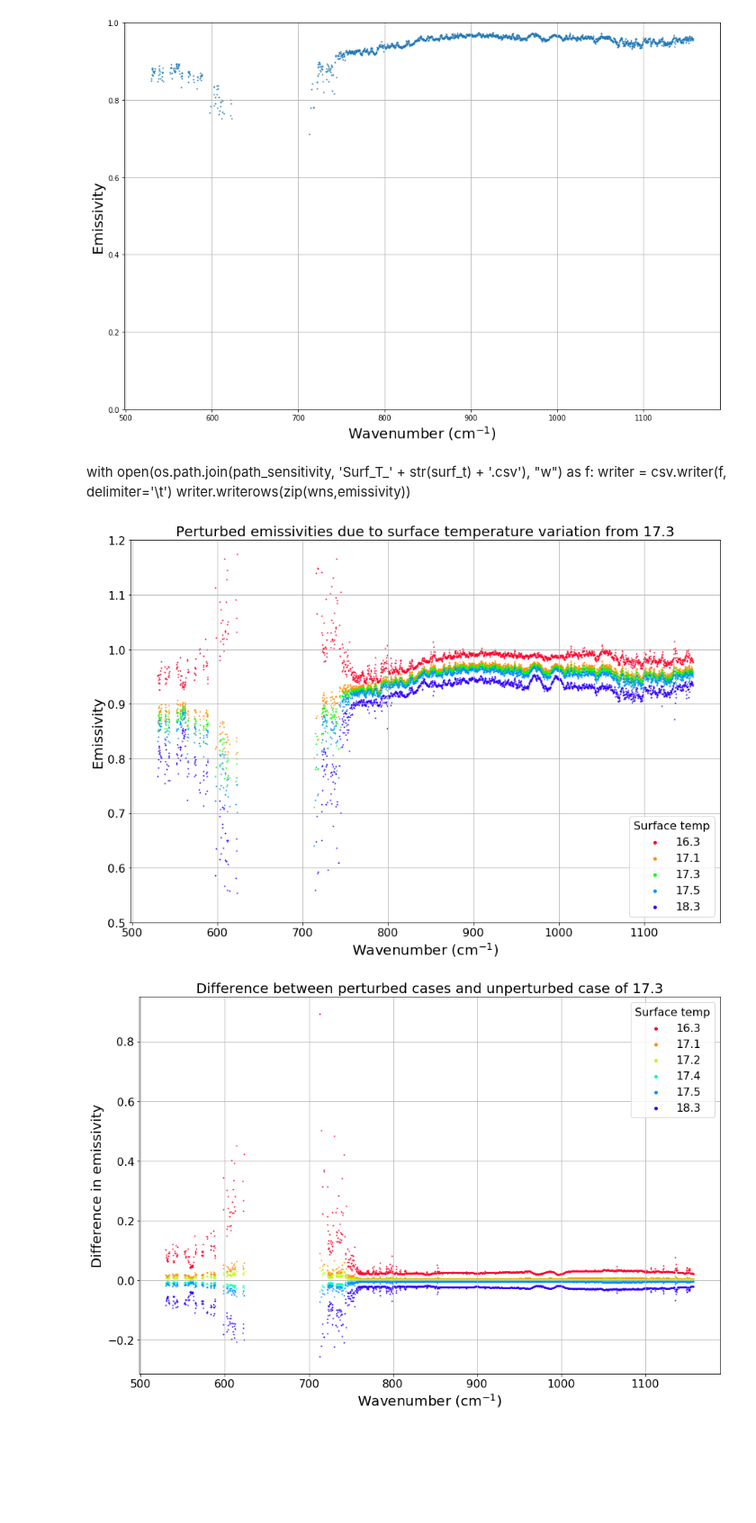
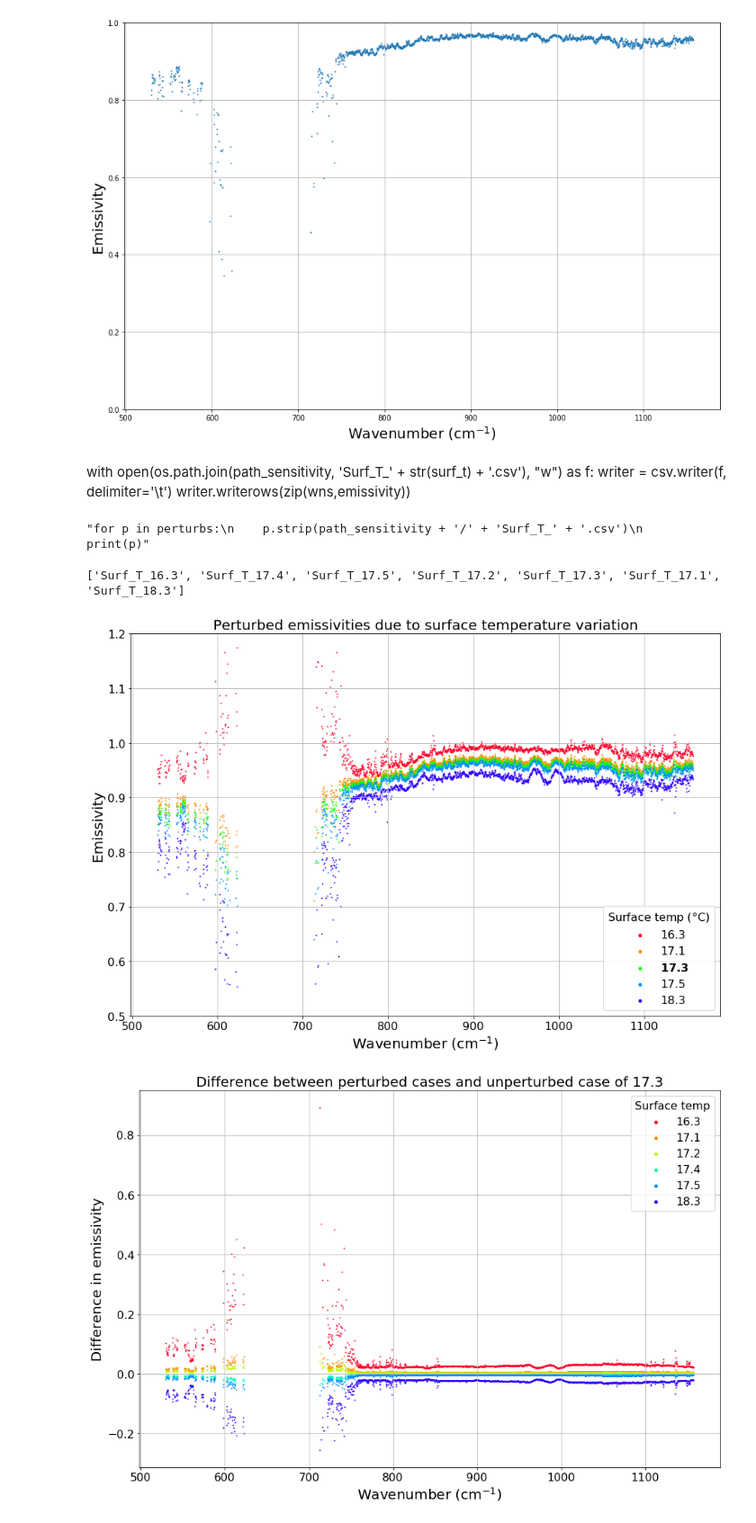
Before and after one commit to micolbedarida/MSci_Project, a Jupyter notebook: Sensitivity_Analysis_1403_Micol.ipynb, the cells around one changed output. Shown at 90% size. Drawn from its saved outputs; the diff is of its cells as text; code cells hidden in the pictures; blank space fills up the shorter version.

```diff
--- a/Sensitivity_Analysis_1403_Micol.ipynb
+++ b/Sensitivity_Analysis_1403_Micol.ipynb
@@ -167,6 +167,11 @@ for i in np.arange(trans_file.shape[0]):
     taus_rtm.append(trans_file[i][1])
 f_trans = interpolate.interp1d(tau_wn, taus_rtm)
 
+
+pert_down = 1.02 #1
+#pert_up = 1
+#pert_tau = 1
+
 downs = []
 ups = []
 taus = []
@@ -175,8 +180,9 @@ for i in range(len(wavenums_cut)):
     if f_trans(wavenums_cut[i]) >0.98:
         taus.append(f_trans(wavenums_cut[i]))
         wns.append(wavenums_cut[i])
-        downs.append(sky_rad[i])
+        downs.append(sky_rad[i] * pert_down)
         ups.append(surf_rad[i])
+
 
 BBatm = plot_planck(atm_t, wns)
 BBsurf = plot_planck(surf_t, wns)
@@ -203,43 +209,67 @@ plt.ylim([0,1])
 
 plt.grid()
 plt.show()
+
+with open(os.path.join(path_sensitivity, 'Down_' + str(pert_down) + '.csv'), "w") as f:
+    writer = csv.writer(f, delimiter='\t')
+    writer.writerows(zip(wns,emissivity))
 # %% [output]
-[figure, old version]
+[figure, new version]
 # %% [markdown]
 with open(os.path.join(path_sensitivity, 'Surf_T_' + str(surf_t) + '.csv'), "w") as f:
     writer = csv.writer(f, delimiter='\t')
     writer.writerows(zip(wns,emissivity))
 # %%
+perturbs = glob.glob(path_sensitivity + '/' + 'Surf_T_' + '*')
+
+perturbed_ts = []
+perturbed_lists = []
+for file in perturbs:
+    file_end = os.path.basename(file)
+    a.append(read_file(path_sensitivity, file_end, separator = '\t', rowstoskip=None, head=None))
+    perturbed_ts.append(file_end.strip('.csv'))
+
+"""
 a1 = read_file(path_sensitivity, 'Surf_T_17.1.csv', separator='\t', rowstoskip=None, head=None)
 a2 = read_file(path_sensitivity, 'Surf_T_17.2.csv', separator='\t', rowstoskip=None, head=None)
 a3 = read_file(path_sensitivity, 'Surf_T_17.3.csv', separator='\t', rowstoskip=None, head=None)
 a4 = read_file(path_sensitivity, 'Surf_T_17.4.csv', separator='\t', rowstoskip=None, head=None)
 a5 = read_file(path_sensitivity, 'Surf_T_17.5.csv', separator='\t', rowstoskip=None, head=None)
 a18 = read_file(path_sensitivity, 'Surf_T_18.3.csv', separator='\t', rowstoskip=None, head=None)
-a16 = read_file(path_sensitivity, 'Surf_T_16.3.csv', separator='\t', rowstoskip=None, head=None)
+a16 = read_file(path_sensitivity, 'Surf_T_16.3.csv', separator='\t', rowstoskip=None, head=None)"""
+
+"""for p in perturbs:
+    p.strip(path_sensitivity + '/' + 'Surf_T_' + '.csv')
+    print(p)"""
+# %% [output]
+"for p in perturbs:\n    p.strip(path_sensitivity + '/' + 'Surf_T_' + '.csv')\n    print(p)"
+# %%
+print(perturbed_ts)
+# %% [output]
+['Surf_T_16.3', 'Surf_T_17.4', 'Surf_T_17.5', 'Surf_T_17.2', 'Surf_T_17.3', 'Surf_T_17.1', 'Surf_T_18.3']
 # %%
 colors = cm.gist_rainbow(np.linspace(0, .8, 7)) # last number is number of colours you want
 
 plt.figure(figsize=(15,10))
 plt.scatter(a16[0],a16[1], s=1, label='16.3', c=colors[0])
 plt.scatter(a1[0],a1[1], s=1, label='17.1', c=colors[1])
 #plt.scatter(a2[0],a2[1], s=1, label='17.2', c=colors[2])
-plt.scatter(a3[0],a3[1], s=1, label ='17.3', c=colors[3])
+plt.scatter(a3[0],a3[1], s=1, label ='$\mathbf{17.3}$', c=colors[3])
 #plt.scatter(a4[0],a4[1], s=1, label='17.4', c=colors[4])
 plt.scatter(a5[0],a5[1], s=1, label='17.5', c=colors[5])
 plt.scatter(a18[0],a18[1], s=1, label='18.3', c=colors[6])
-plt.title('Perturbed emissivities due to surface temperature variation from 17.3', fontsize=20)
+plt.title('Perturbed emissivities due to surface temperature variation', fontsize=20)
 plt.ylabel('Emissivity', fontsize=20)
 plt.xlabel('Wavenumber (cm$^{-1}$)', fontsize=20)
 plt.tick_params(labelsize=16, labelcolor='black')
 
-legend = plt.legend(fontsize=16, title='Surface temp', markerscale=4)
+legend = plt.legend(fontsize=16, title='Surface temp ($\degree$C)', markerscale=4)
 plt.setp(legend.get_title(),fontsize=16)
 plt.ylim(0.5,1.2)
 plt.grid()
 plt.show()
 # %% [output]
-[figure, old version]
+[figure, new version]
 # %%
 # Look at difference between each perturbation and the unperturbed one
 
```
Also changed, not shown: parts of 3 cells of this notebook.
